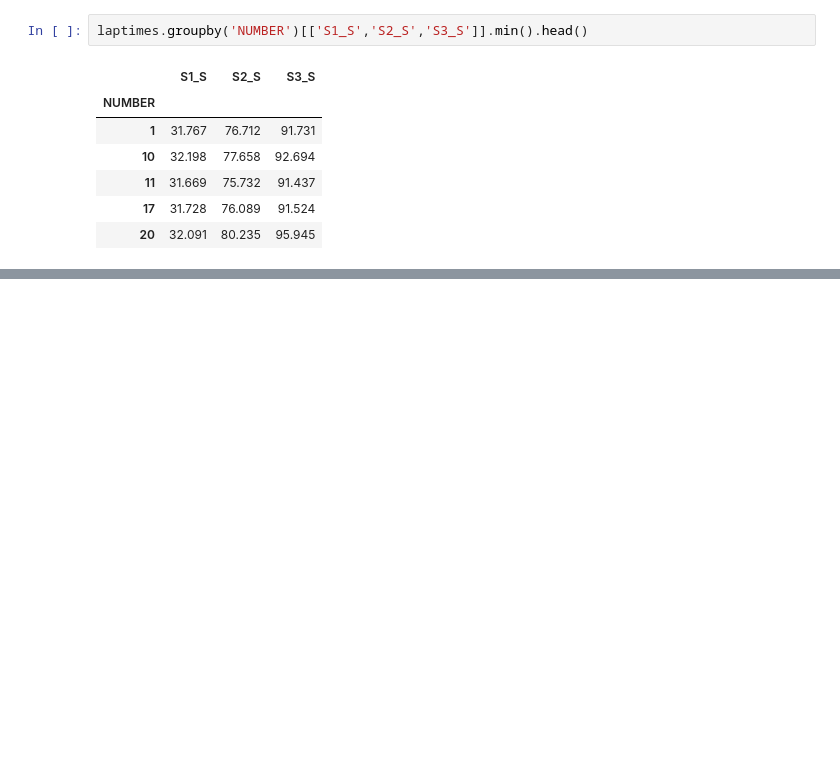
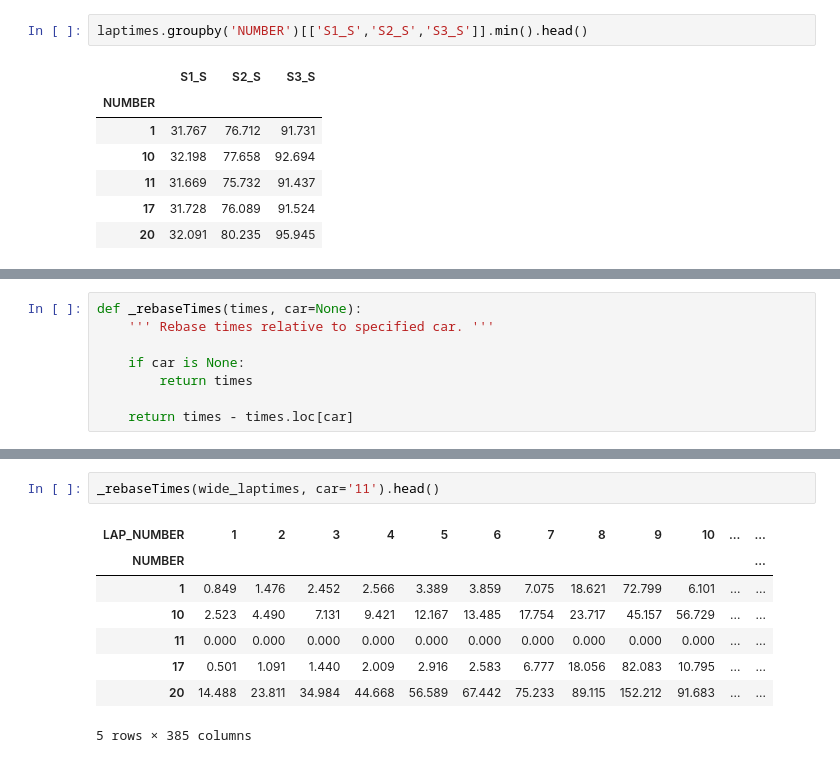
Before and after one commit to f1datajunkie/WEC, a Jupyter notebook: notebooks/lemans19-wec.ipynb, the cells around one changed output, grey strips where cells are left out. Saved outputs shown, nothing was run; the diff lists cells and outputs as text; blank space fills up the shorter version.

```diff
--- a/notebooks/lemans19-wec.ipynb
+++ b/notebooks/lemans19-wec.ipynb
@@ -281,0 +750,8 @@ laptimes.groupby('NUMBER')[['S1_S','S2_S','S3_S']].min().head()
+# %%
+def _rebaseTimes(times, car=None):
+    ''' Rebase times relative to specified car. '''
+
+    if car is None:
+        return times
+
+    return times - times.loc[car]
@@ -281,0 +770,11 @@ laptimes.groupby('NUMBER')[['S1_S','S2_S','S3_S']].min().head()
+# %%
+_rebaseTimes(wide_laptimes, car='11').head()
+# %% [output]
+| LAP_NUMBER | 1 | 2 | 3 | 4 | 5 | 6 | 7 | 8 | 9 | 10 | ... | ... |
+| NUMBER |  |  |  |  |  |  |  |  |  |  |  | ... |
+| 1 | 0.849 | 1.476 | 2.452 | 2.566 | 3.389 | 3.859 | 7.075 | 18.621 | 72.799 | 6.101 | ... | ... |
+| 10 | 2.523 | 4.490 | 7.131 | 9.421 | 12.167 | 13.485 | 17.754 | 23.717 | 45.157 | 56.729 | ... | ... |
+| 11 | 0.000 | 0.000 | 0.000 | 0.000 | 0.000 | 0.000 | 0.000 | 0.000 | 0.000 | 0.000 | ... | ... |
+| 17 | 0.501 | 1.091 | 1.440 | 2.009 | 2.916 | 2.583 | 6.777 | 18.056 | 82.083 | 10.795 | ... | ... |
+| 20 | 14.488 | 23.811 | 34.984 | 44.668 | 56.589 | 67.442 | 75.233 | 89.115 | 152.212 | 91.683 | ... | ... |
+5 rows × 385 columns
```
Also changed, not shown: parts of 88 cells of this notebook, 1 other file.
